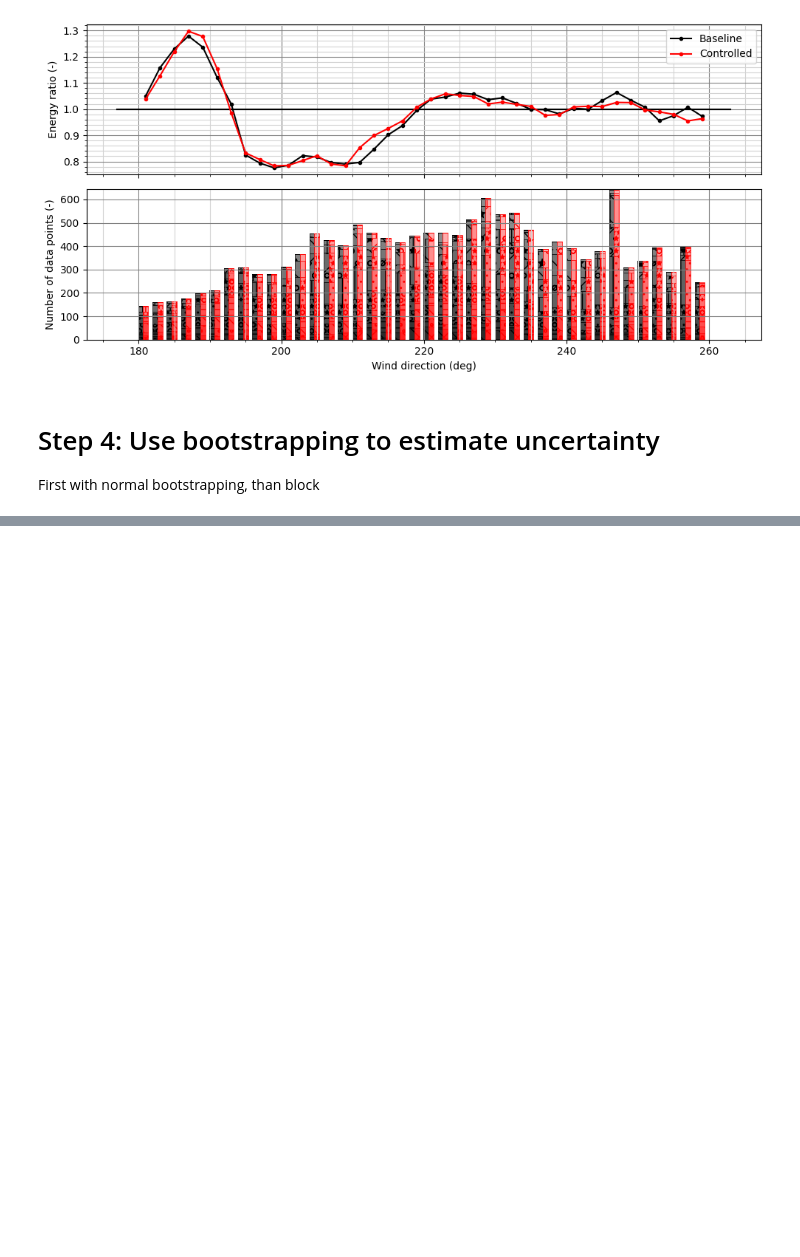
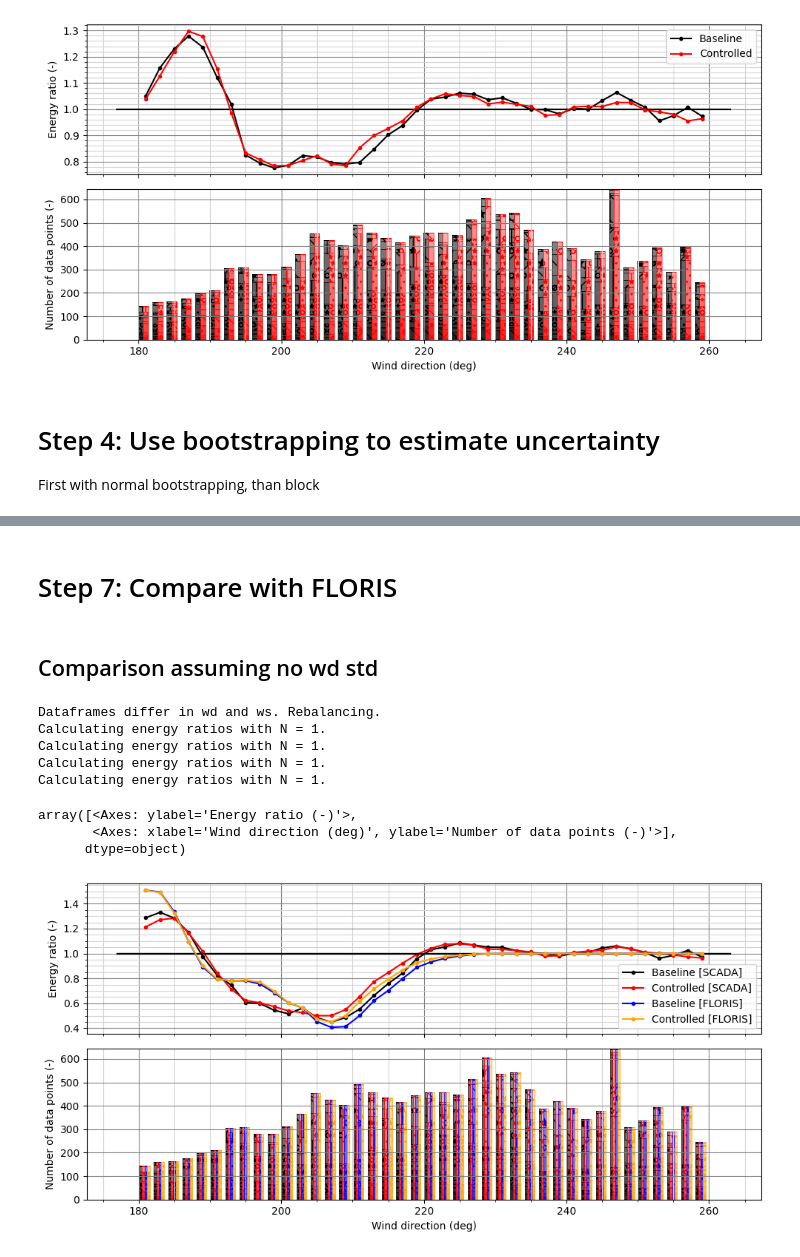
Before and after one commit to NREL/flasc, a Jupyter notebook: examples_smarteole/06_wake_steering_analysis.ipynb, the cells around one changed output, grey strips where cells are left out. Saved outputs shown, nothing was run; the diff lists cells and outputs as text; code cells hidden in the pictures; blank space fills up the shorter version.

```diff
--- a/examples_smarteole/05_field_campaign_analysis.ipynb
+++ b/examples_smarteole/06_wake_steering_analysis.ipynb
@@ -309,0 +312,2 @@ array([<Axes: ylabel='Energy ratio (-)'>,
+# %% [markdown]
+# Step 7: Compare with FLORIS
@@ -309,0 +350,51 @@ array([<Axes: ylabel='Energy ratio (-)'>,
+# %% [markdown]
+## Comparison assuming no wd std
+# %%
+fi = load_smarteole_floris('gch',wd_std=0.0)
+# %%
+# Resimulate FLORIS using time-domain sim assuming all yaws are 0 except for SMV5, which follows either target exactly or
+# what is measured via the vane
+
+# Baseline / Perfect yawing
+wind_speeds_baseline = df_base.ws.values
+wind_directions_baseline = df_base.wd.values
+yaw_angles_baseline_target = None
+yaw_angles_baseline_measured = df_base.wind_vane_005.values
+
+wind_speeds_con = df_con.ws.values
+wind_directions_con = df_con.wd.values
+yaw_angles_con_target = df_con.target_yaw_offset_005.values
+yaw_angles_con_measured = df_con.wind_vane_005.values
+
+# Compute FLORIS assuming target offsets and no wd std
+df_floris_target_offset_baseline = build_floris_data_frame(fi,wind_speeds_baseline,wind_directions_baseline,yaw_angles_baseline_target)
+df_floris_target_offset_con = build_floris_data_frame(fi,wind_speeds_con,wind_directions_con,yaw_angles_con_measured)
+
+# Compute using measured offsets
+# df_floris_measured_offset_baseline = build_floris_data_frame(fi,wind_speeds_baseline,wind_directions_baseline,yaw_angles_baseline_target)
+# df_floris_measured_offset_con = build_floris_data_frame(fi,wind_speeds_con,wind_directions_con,yaw_angles_con_measured)
+# %%
+# Construct energy ratio object
+s = energy_ratio_suite.energy_ratio_suite()
+s.add_df(df_base, name="Baseline [SCADA]", color='k')
+s.add_df(df_con, name="Controlled [SCADA]", color='r')
+s.add_df(df_floris_target_offset_baseline, name="Baseline [FLORIS]", color='b')
+s.add_df(df_floris_target_offset_con, name="Controlled [FLORIS]", color='orange')
+
+s.get_energy_ratios(
+            test_turbines=[4],
+            ws_step=1.0,
+            wd_bin_width=2.0,
+            wd_step=2.0
+        )
+s.plot_energy_ratios(show_barplot_legend=False)
+# %% [output]
+Dataframes differ in wd and ws. Rebalancing.
+Calculating energy ratios with N = 1.
+Calculating energy ratios with N = 1.
+Calculating energy ratios with N = 1.
+Calculating energy ratios with N = 1.
+array([<Axes: ylabel='Energy ratio (-)'>,
+       <Axes: xlabel='Wind direction (deg)', ylabel='Number of data points (-)'>],
+      dtype=object)
+[figure, added]
```
Also changed, not shown: parts of 11 cells of this notebook, 1 other file.
